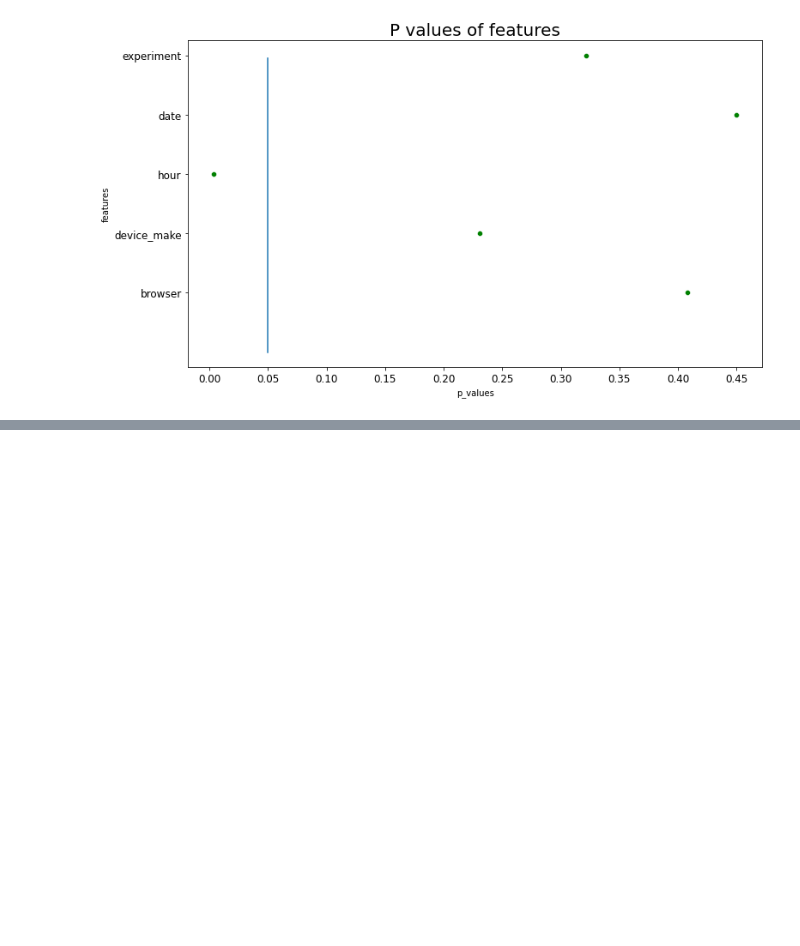
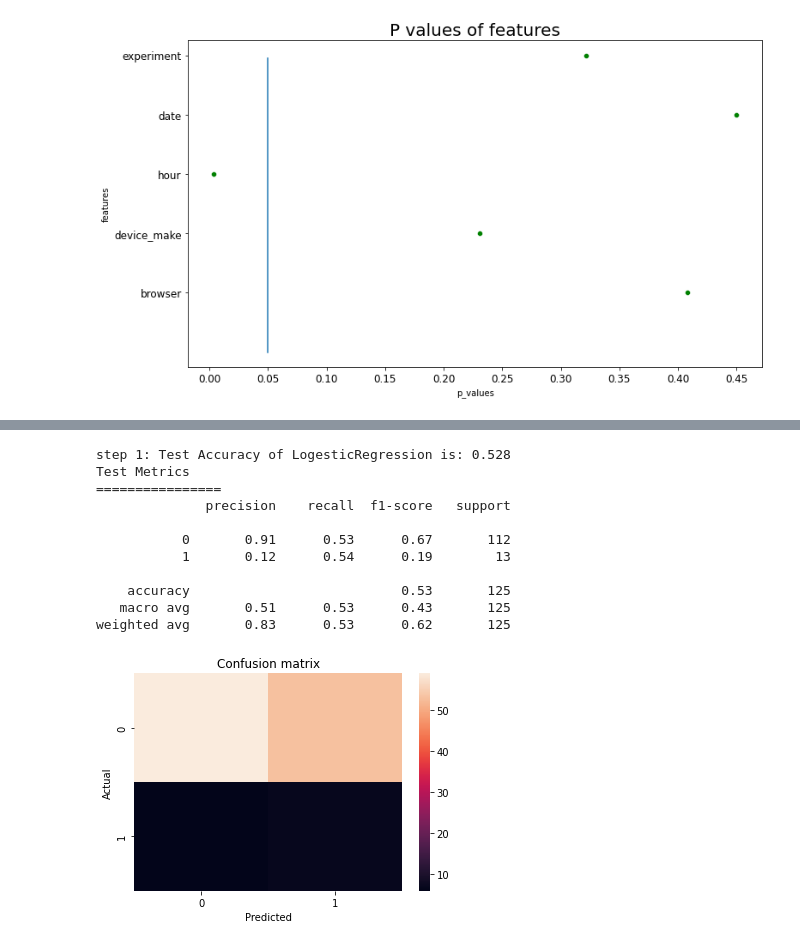
Before and after one commit to TenAcademy/A_B-Hypothesis-Testing, a Jupyter notebook: notebooks/modeling.ipynb, the cells around one changed output, grey strips where cells are left out. Saved outputs shown, nothing was run; the diff lists cells and outputs as text; code cells hidden in the pictures; blank space fills up the shorter version.

```diff
--- a/notebooks/modeling.ipynb
+++ b/notebooks/modeling.ipynb
@@ -195,3 +215,11 @@ browser_df
+# %%
+# x and y for each split
+
+X_browser = browser_df.iloc[:,:-1]
+y_browser = browser_df.iloc[:,-1:]
+
+X_platform = platform_df.iloc[:,:-1]
+y_platform = platform_df.iloc[:,-1:]
 # %% [markdown]
 ### Logistic Regression
 # %%
@@ -204,8 +230,8 @@ X_train, X_test, y_train, y_test = train_test_split(X, y, test_size=test_size, r
 # %%
-Logistic = Logistic(X_train, X_test,  y_train, y_test)
+Log = Logistic(X_train, X_test,  y_train, y_test)
 
 folds = 5
-clf2, loss_arr_2, acc_arr_2 = Logistic.train(folds)
+clf2, loss_arr_2, acc_arr_2 = Log.train(folds)
 # %% [output]
 step 0: Validation Accuracy of LogesticRegression is: 0.545
 step 0: Validation Loss of LogesticRegression is: 0.675
@@ -251,2 +277,13 @@ p_value_fig = Logistic.plot_pvalues(p_values_df)
 # %% [output]
 [figure]
+# %%
+# for platform data
+
+test_size = 0.1
+
+X_train, X_test, y_train, y_test = train_test_split(X_platform, y_platform, test_size=test_size, random_state=42)
+# %%
+Log = Logistic(X_train, X_test,  y_train, y_test)
+
+folds = 5
+clf2, loss_arr_2, acc_arr_2 = Log.train(folds)
@@ -252,0 +305,15 @@ p_value_fig = Logistic.plot_pvalues(p_values_df)
+# %%
+test_acc2, test_loss2, report2, matrix2  = Log.test()
+# %% [output]
+step 1: Test Accuracy of LogesticRegression is: 0.528
+Test Metrics
+================
+              precision    recall  f1-score   support
+
+           0       0.91      0.53      0.67       112
+           1       0.12      0.54      0.19        13
+
+    accuracy                           0.53       125
+   macro avg       0.51      0.53      0.43       125
+weighted avg       0.83      0.53      0.62       125
+[figure, added]
```
Also changed, not shown: parts of 26 cells of this notebook.
